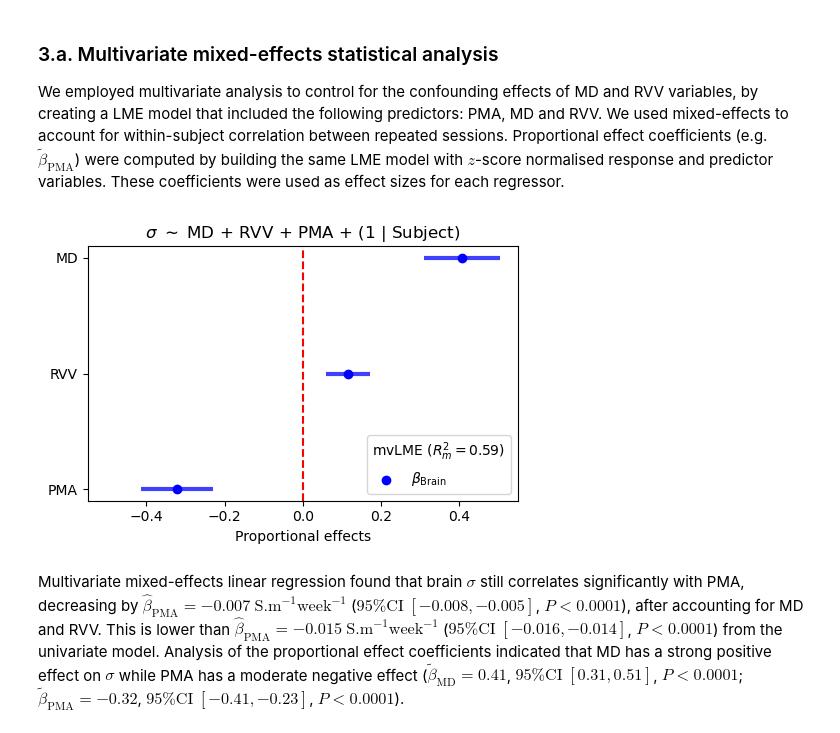
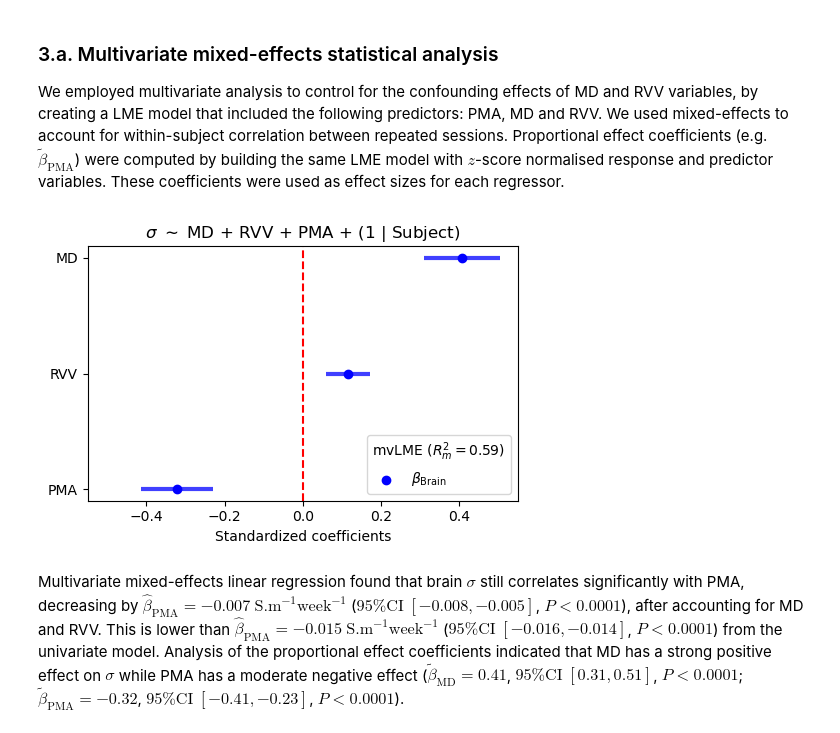
Before and after one commit to aboutill/nano-eptk, a Jupyter notebook: notebooks/experiments/stats_analysis_experiment3.ipynb, the cells around one changed output. Drawn from its saved outputs; the diff is of its cells as text; code cells hidden in the pictures.

```diff
--- a/notebooks/experiments/stats_analysis_experiment3.ipynb
+++ b/notebooks/experiments/stats_analysis_experiment3.ipynb
@@ -237,35 +237,35 @@ for idx, ytick in enumerate(yticks):
 
 # Add dashed line at 0.0
 plt.axline((0,0), (0,1), color="r", linestyle="--")
 
 # Axis labels and linits
 ax.set_yticks(range(len(params)), yticks)
-ax.set_xlabel("Proportional effects")
+ax.set_xlabel("Standardized coefficients")
 ax.set_xlim(xlim)
 
 # Legend
 leg = ax.legend(loc="lower right", title=f"mvLME ($R^2_m = {marginal_r2_prop:.2f}$)")
 leg._legend_box.align = "left"
 
 # Adjust layout
 fig.tight_layout()
 
 # Initialize directories
 for path in [summary_path, plot_path]:
     output_dir = os.path.dirname(path)
     os.makedirs(output_dir, exist_ok=True)
 
 # Save plot
 plt.savefig(plot_path, dpi=300, bbox_inches="tight")
 
 # Write summary
 with open(summary_path, "w") as fh:
     fh.write(lme.summary().as_text())
     fh.write(f"\nMarginal R² = {marginal_r2:.2f}, Conditional R² = {conditional_r2:.2f}\n\n")
     fh.write(lme_prop.summary().as_text())
     fh.write(f"\nMarginal R² = {marginal_r2_prop:.2f}, Conditional R² = {conditional_r2_prop:.2f}\n\n")
 # %% [output]
-[figure, old version]
+[figure, new version]
 # %% [markdown]
 Multivariate mixed-effects linear regression found that brain $\sigma$ still correlates significantly with PMA, decreasing by $\hat{\beta}_{\textrm{PMA}} = -0.007$ $\textrm{S.m}^{-1}\textrm{week}^{-1}$ ($95\%\textrm{CI}$ $[-0.008, -0.005]$, $\textit{P} < 0.0001$), after accounting for MD and RVV. This is lower than $\hat{\beta}_{\textrm{PMA}} = -0.015$ $\textrm{S.m}^{-1}\textrm{week}^{-1}$ ($95\%\textrm{CI}$ $[-0.016, -0.014]$, $\textit{P} < 0.0001$) from the univariate model. Analysis of the proportional effect coefficients indicated that MD has a strong positive effect on $\sigma$ while PMA has a moderate negative effect ($\tilde{\beta}_{\textrm{MD}} = 0.41$,  $95\%\textrm{CI}$ $[0.31, 0.51]$, $\textit{P} < 0.0001$; $\tilde{\beta}_{\textrm{PMA}} = -0.32$,  $95\%\textrm{CI}$ $[-0.41, -0.23]$, $\textit{P} < 0.0001$).
 # %% [markdown]
```
Also changed, not shown: parts of 1 cell of this notebook, 1 other file.
